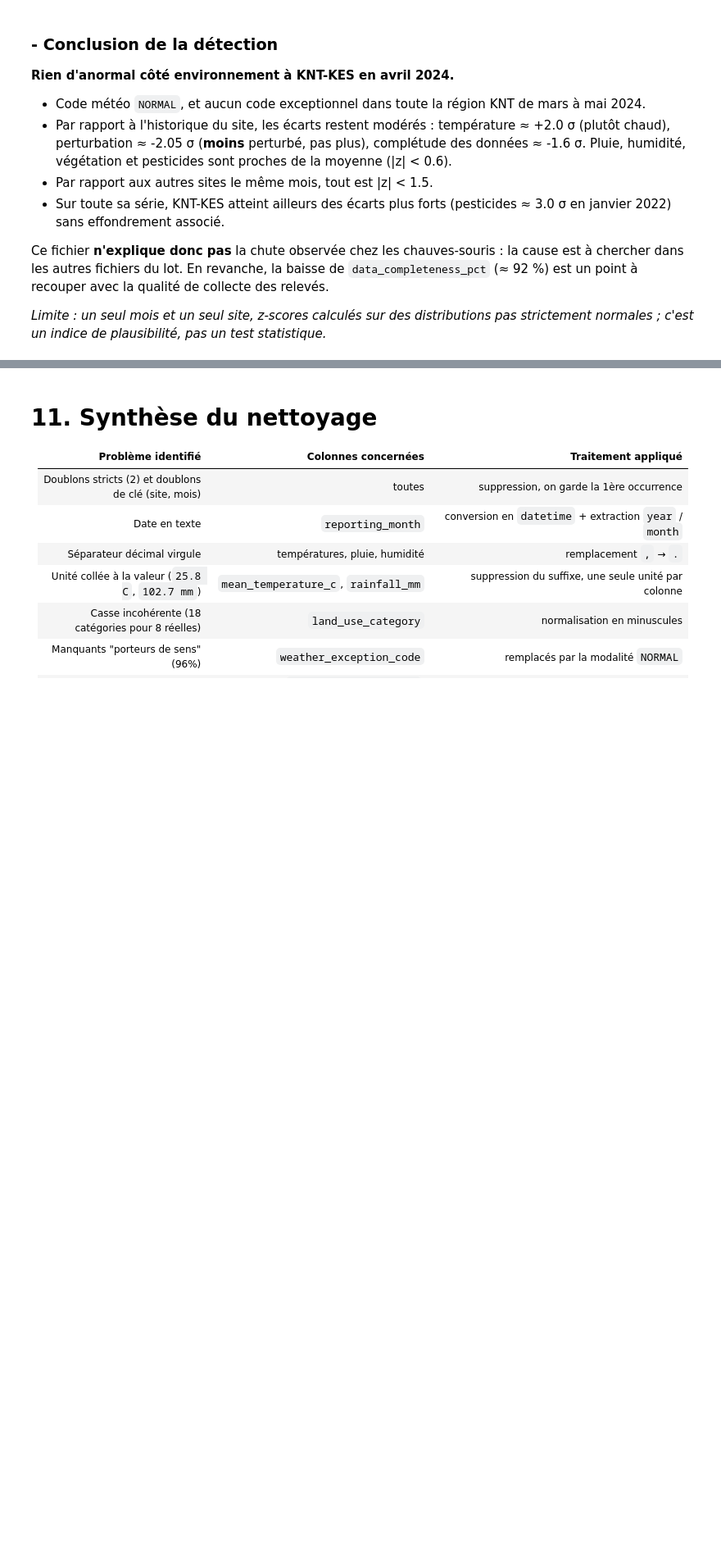
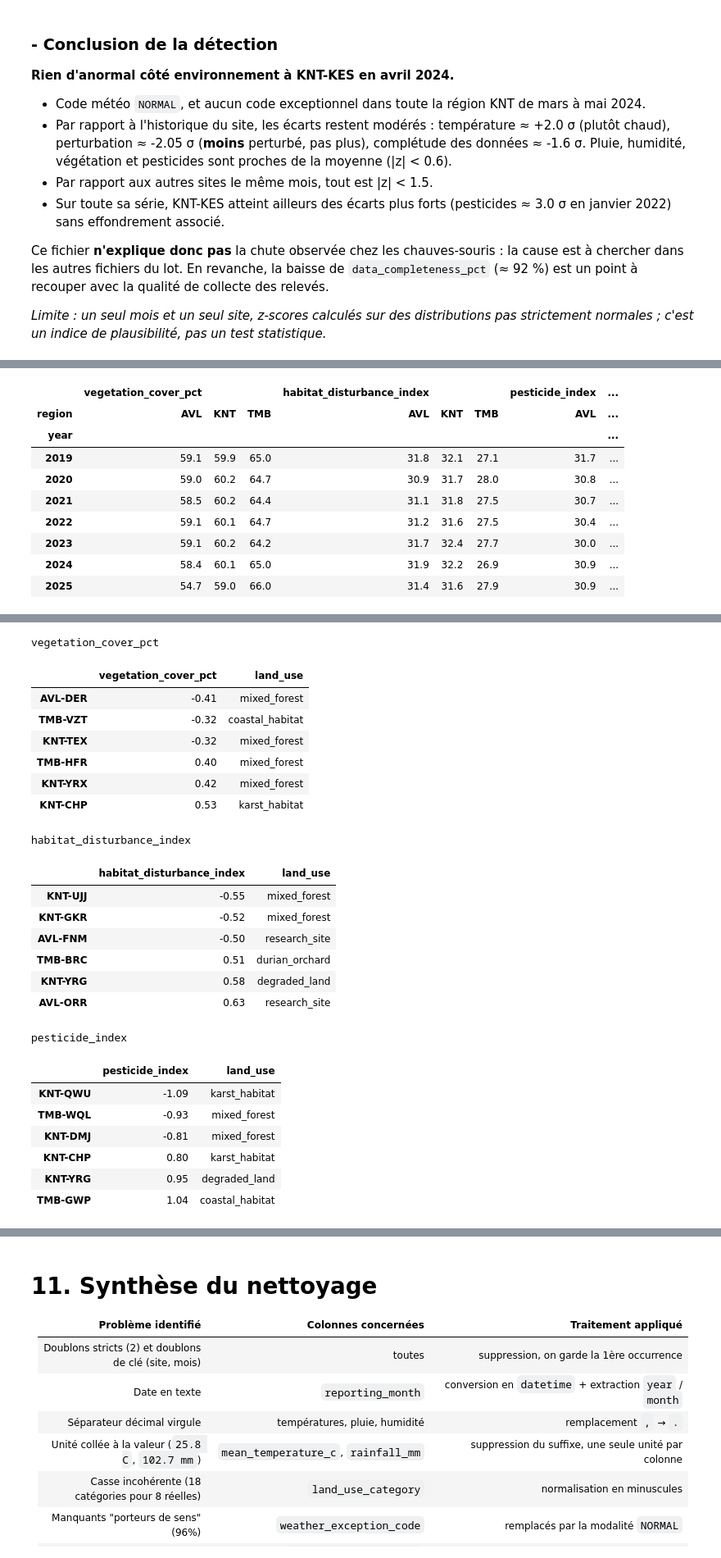
Before and after one commit to HananeDjouadi/G05-DataMining-2627, a Jupyter notebook: data/ecology/environmental_monthly.ipynb, the cells around one changed output, grey strips where cells are left out. Shown at 82% size. Drawn from its saved outputs; the diff is of its cells as text; code cells hidden in the pictures; blank space fills up the shorter version.

Commit message:
Documenter l'analyse environmental_monthly et mettre a jour la synthese ecology

```diff
--- a/data/ecology/environmental_monthly.ipynb
+++ b/data/ecology/environmental_monthly.ipynb
@@ -983,0 +988,31 @@ Ce fichier **n'explique donc pas** la chute observée chez les chauves-souris :
+# %%
+t = (df_fe['reporting_month'] - df_fe['reporting_month'].min()).dt.days / 365.25
+vars_derive = ['vegetation_cover_pct', 'habitat_disturbance_index', 'pesticide_index',
+               'mean_temperature_c', 'data_completeness_pct']
+
+# 1. Évolution annuelle par région
+display(df_fe.groupby(['region', 'year'])[vars_derive].mean().round(1).unstack(0))
+
+# 2. Pente (variation par an) de chaque variable, site par site
+pentes = pd.DataFrame({
+    s: {c: np.polyfit(t[g.index], g[c], 1)[0] for c in vars_derive}
+    for s, g in df_fe.groupby('site_code')
+}).T
+pentes['land_use'] = df_fe.groupby('site_code')['land_use_category'].first()
+display(pentes.describe().round(2))
+
+# 3. Sites avec la plus forte dérive
+for c in vars_derive[:3]:
+    print(c)
+    display(pentes[[c, 'land_use']].sort_values(c).iloc[[0, 1, 2, -3, -2, -1]].round(2))
+# %% [output]
+|  | vegetation_cover_pct |  |  | habitat_disturbance_index |  |  | pesticide_index | ... |
+| region | AVL | KNT | TMB | AVL | KNT | TMB | AVL | ... |
+| year |  |  |  |  |  |  |  | ... |
+| 2019 | 59.1 | 59.9 | 65.0 | 31.8 | 32.1 | 27.1 | 31.7 | ... |
+| 2020 | 59.0 | 60.2 | 64.7 | 30.9 | 31.7 | 28.0 | 30.8 | ... |
+| 2021 | 58.5 | 60.2 | 64.4 | 31.1 | 31.8 | 27.5 | 30.7 | ... |
+| 2022 | 59.1 | 60.1 | 64.7 | 31.2 | 31.6 | 27.5 | 30.4 | ... |
+| 2023 | 59.1 | 60.2 | 64.2 | 31.7 | 32.4 | 27.7 | 30.0 | ... |
+| 2024 | 58.4 | 60.1 | 65.0 | 31.9 | 32.2 | 26.9 | 30.9 | ... |
+| 2025 | 54.7 | 59.0 | 66.0 | 31.4 | 31.6 | 27.9 | 30.9 | ... |
@@ -983,0 +1028,24 @@ Ce fichier **n'explique donc pas** la chute observée chez les chauves-souris :
+vegetation_cover_pct
+|  | vegetation_cover_pct | land_use |
+| AVL-DER | -0.41 | mixed_forest |
+| TMB-VZT | -0.32 | coastal_habitat |
+| KNT-TEX | -0.32 | mixed_forest |
+| TMB-HFR | 0.40 | mixed_forest |
+| KNT-YRX | 0.42 | mixed_forest |
+| KNT-CHP | 0.53 | karst_habitat |
+habitat_disturbance_index
+|  | habitat_disturbance_index | land_use |
+| KNT-UJJ | -0.55 | mixed_forest |
+| KNT-GKR | -0.52 | mixed_forest |
+| AVL-FNM | -0.50 | research_site |
+| TMB-BRC | 0.51 | durian_orchard |
+| KNT-YRG | 0.58 | degraded_land |
+| AVL-ORR | 0.63 | research_site |
+pesticide_index
+|  | pesticide_index | land_use |
+| KNT-QWU | -1.09 | karst_habitat |
+| TMB-WQL | -0.93 | mixed_forest |
+| KNT-DMJ | -0.81 | mixed_forest |
+| KNT-CHP | 0.80 | karst_habitat |
+| KNT-YRG | 0.95 | degraded_land |
+| TMB-GWP | 1.04 | coastal_habitat |
```
Also changed, not shown: parts of 30 cells of this notebook, 1 other file.
